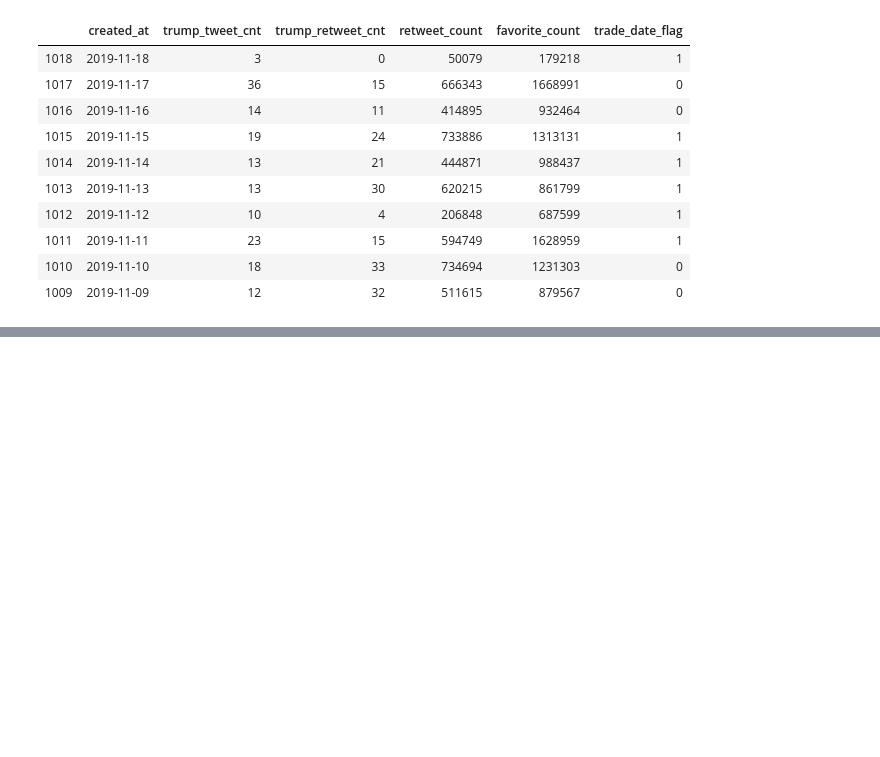
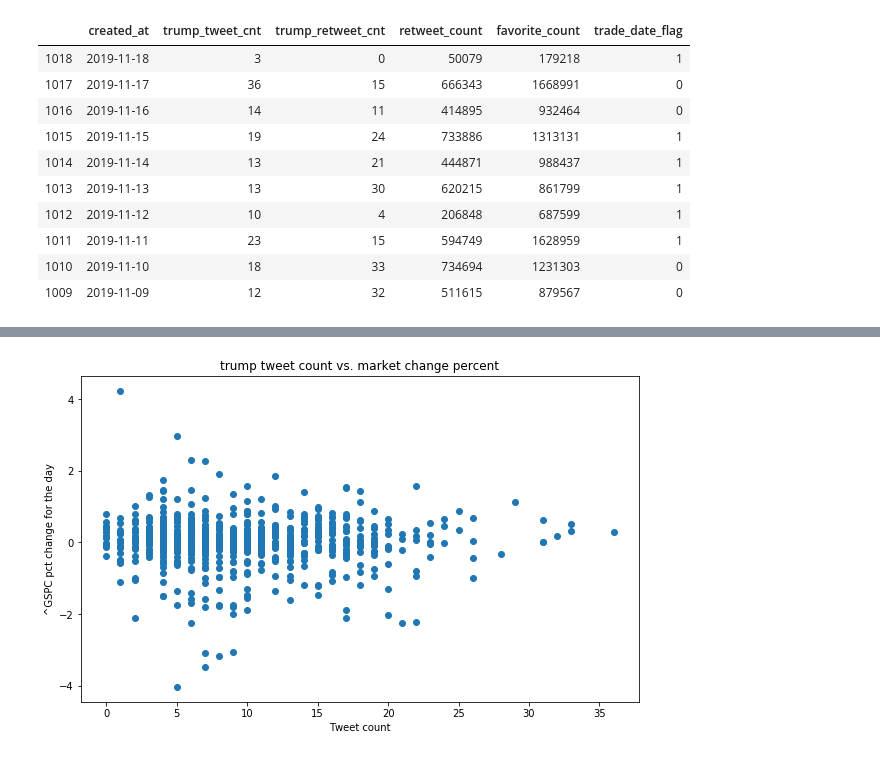
Before and after one commit to lingcog/finalproject, a Jupyter notebook: TweetProcessingV1.ipynb, the cells around one changed output, grey strips where cells are left out. Drawn from its saved outputs; the diff is of its cells as text; code cells hidden in the pictures; blank space fills up the shorter version.

```diff
--- a/TweetProcessingV1.ipynb
+++ b/TweetProcessingV1.ipynb
@@ -133,3 +133,6 @@ df_tweets_cleaned.head(10)
 | 1011 | 2019-11-11 | 23 | 15 | 594749 | 1628959 | 1 |
 | 1010 | 2019-11-10 | 18 | 33 | 734694 | 1231303 | 0 |
 | 1009 | 2019-11-09 | 12 | 32 | 511615 | 879567 | 0 |
+# %%
+df_SPX['chngpct'] = (df_SPX['Close']-df_SPX['Open']) * 100 /df_SPX['Close']
+df_SPX.head()
@@ -135,0 +146,6 @@ df_tweets_cleaned.head(10)
+# %%
+df_cbm = df_SPX.copy()
+df_cbm['trump_tweet_cnt'] = [df_tweets_cleaned.loc[df_tweets_cleaned['created_at']==dt]['trump_tweet_cnt'].values[0] if dt in (df_tweets_cleaned['created_at'].values) else 0 for dt in df_SPX['Date'].values]
+df_cbm['retweet_count'] = [df_tweets_cleaned.loc[df_tweets_cleaned['created_at']==dt]['retweet_count'].values[0] if dt in (df_tweets_cleaned['created_at'].values) else 0 for dt in df_SPX['Date'].values]
+df_cbm['favorite_count'] = [df_tweets_cleaned.loc[df_tweets_cleaned['created_at']==dt]['favorite_count'].values[0] if dt in (df_tweets_cleaned['created_at'].values) else 0 for dt in df_SPX['Date'].values]
+df_cbm.sort_values('Date',ascending=False).head()
@@ -135,0 +159,9 @@ df_tweets_cleaned.head(10)
+# %%
+plt.figure(figsize=(10,6))
+plt.scatter(df_cbm['trump_tweet_cnt'], df_cbm['chngpct'])
+plt.title('trump tweet count vs. market change percent')
+plt.xlabel('Tweet count')
+plt.ylabel('^GSPC pct change for the day')
+plt.show()
+# %% [output]
+[figure, added]
```
Also changed, not shown: parts of 2 cells of this notebook.
